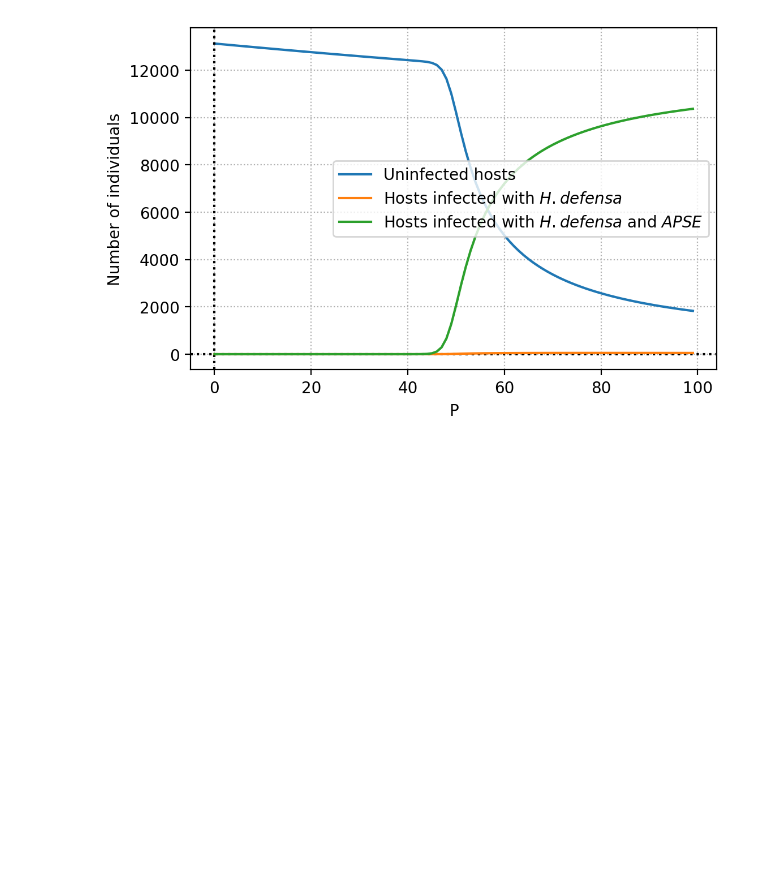
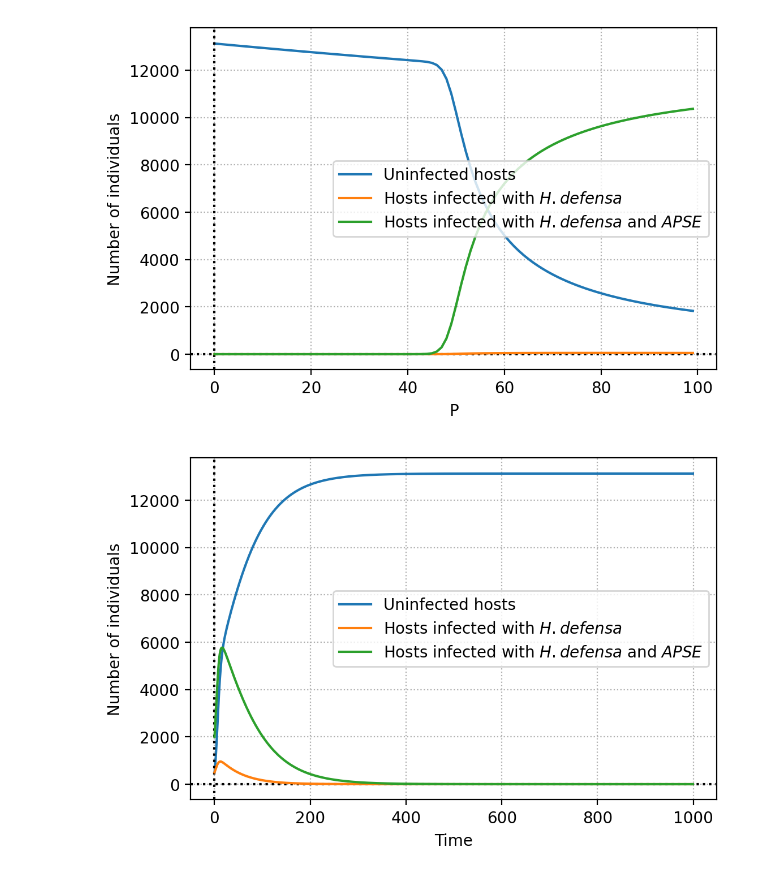
Before and after one commit to GabrielRPalma/bepr, a Jupyter notebook: examples/bepr.ipynb, the cells around one changed output. Drawn from its saved outputs; the diff is of its cells as text; code cells hidden in the pictures; blank space fills up the shorter version.

```diff
--- a/examples/bepr.ipynb
+++ b/examples/bepr.ipynb
@@ -19,3 +20,8 @@ p, q = bifurcation(initial=[500, 500, 2000],
 bifurcation_plot(p, q, parametro = 'P', save=False, S_name='ParasitoidBifurcation2.jpg')
 # %% [output]
 [figure]
+# %%
+teste_values = simulation([500, 500, 2000], 1000, P=0,mu = 0.05,th = 0.995, tv = .9, tx = .995, alfa = - np.log(0.285), teta = - np.log(0.9175), beta = 1/105, bh=.2, bv=.3, doplot=False)
+model_plot(y=teste_values, save=True, S_name=' MedicagosativaWP.png')
+# %% [output]
+[figure, added]
```
Also changed, not shown: parts of 2 cells of this notebook, 4 other files.
